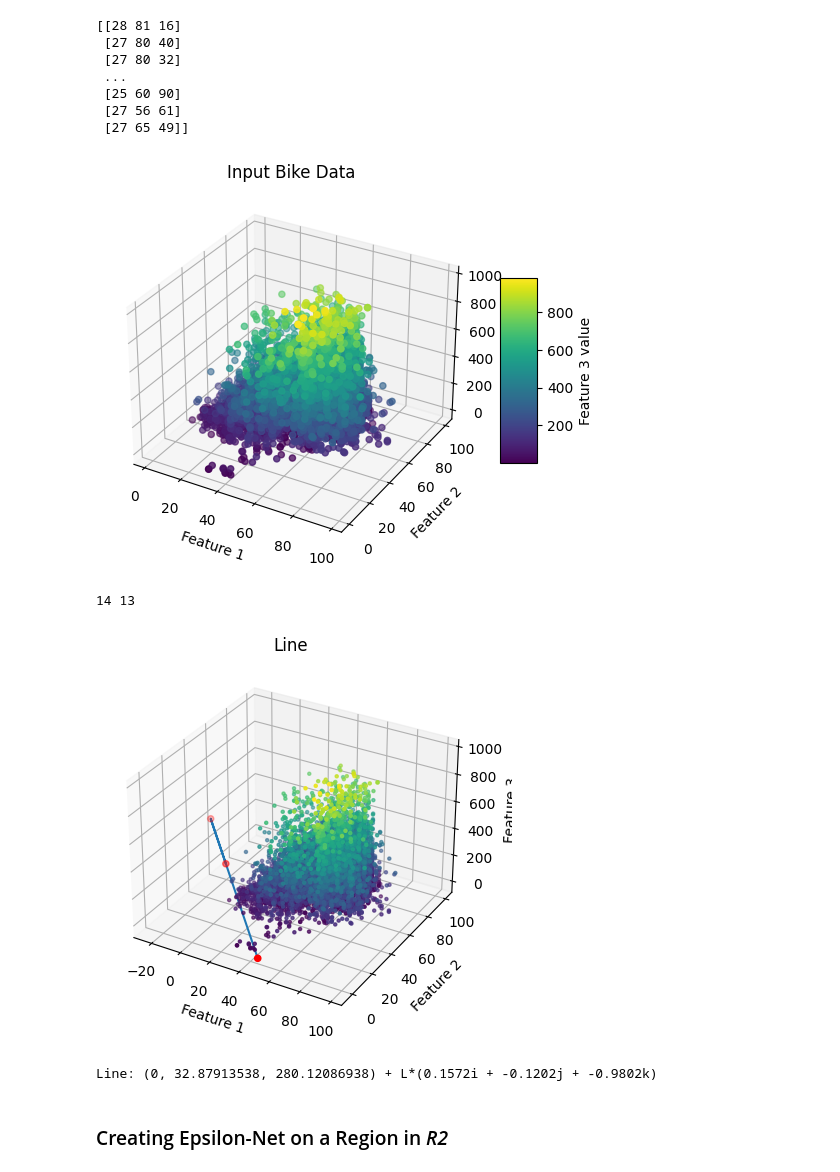
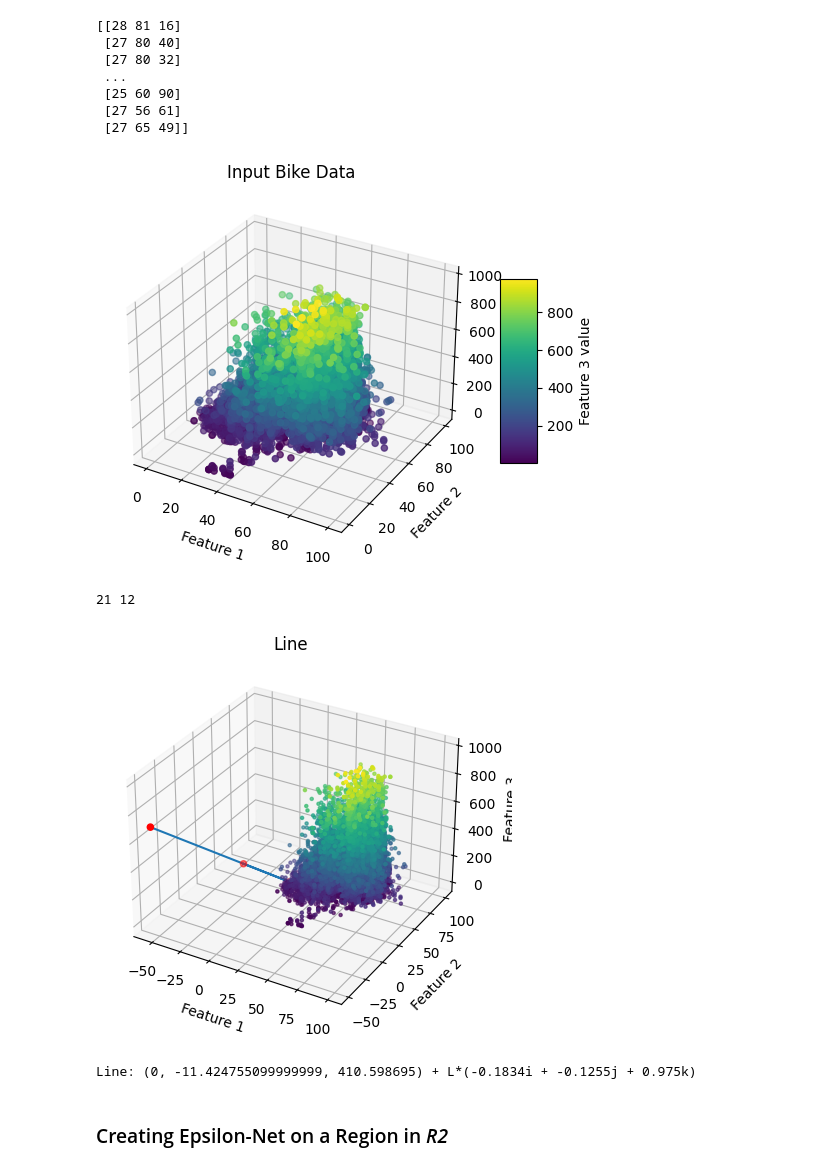
Before and after one commit to VarinKala26/CoresetsForProjectiveClustering, a Jupyter notebook: v2_coresetsforprojectiveclustering.ipynb, the cells around one changed output. Drawn from its saved outputs; the diff is of its cells as text; code cells hidden in the pictures.

```diff
--- a/v2_coresetsforprojectiveclustering.ipynb
+++ b/v2_coresetsforprojectiveclustering.ipynb
@@ -76,7 +76,7 @@ import random
 import math
 
 random_seed = 6
-data_freq = 10000
+data_freq = 15000
 # data = data_arr[:data_freq, :]
 random.seed(random_seed)
 indices = random.sample(range(data_arr.shape[0]), data_freq)
@@ -102,7 +102,7 @@ ax.set_title('Input Bike Data')
 
 plt.show()
 # %% [output]
-[figure, old version]
+[figure, new version]
 # %%
 class Vector:
     def __init__(self, a, b, c):
@@ -143,6 +143,10 @@ class Point:
         self.x = x
         self.y = y
         self.z = z
+        self.closest_plane = None
+
+    def set_closest_plane(self, plane):
+        self.closest_plane = plane
 
     def __eq__(self, other):
         return (isinstance(other, Point) and
@@ -263,10 +267,11 @@ def Approx_k_j_Flats(P, C, k, j=1):
 
     return Q, F.copy(), F_len_mid
 # %%
-Q, F, F_len_mid = Approx_k_j_Flats(data, C=1, k=1)
+C, k = 1, 3
+Q, F, F_len_mid = Approx_k_j_Flats(data, C=C, k=k)
 print(len(F), F_len_mid)
 # %% [output]
-14 13
+21 12
 # %%
 def plotLine(line):
     fig = plt.figure()
@@ -296,13 +301,13 @@ def plotLine(line):
 
     plt.show()
 # %%
-plotLine(list(F)[2])
+plotLine(list(F)[4])
 # %% [output]
-[figure, old version]
+[figure, new version]
 # %%
-print(list(F)[2])
+print(list(F)[4])
 # %% [output]
-Line: (0, 32.87913538, 280.12086938) + L*(0.1572i + -0.1202j + -0.9802k)
+Line: (0, -11.424755099999999, 410.598695) + L*(-0.1834i + -0.1255j + 0.975k)
 # %%
 class Plane:
     def __init__(self, line):
```
Also changed, not shown: parts of 14 cells of this notebook.
